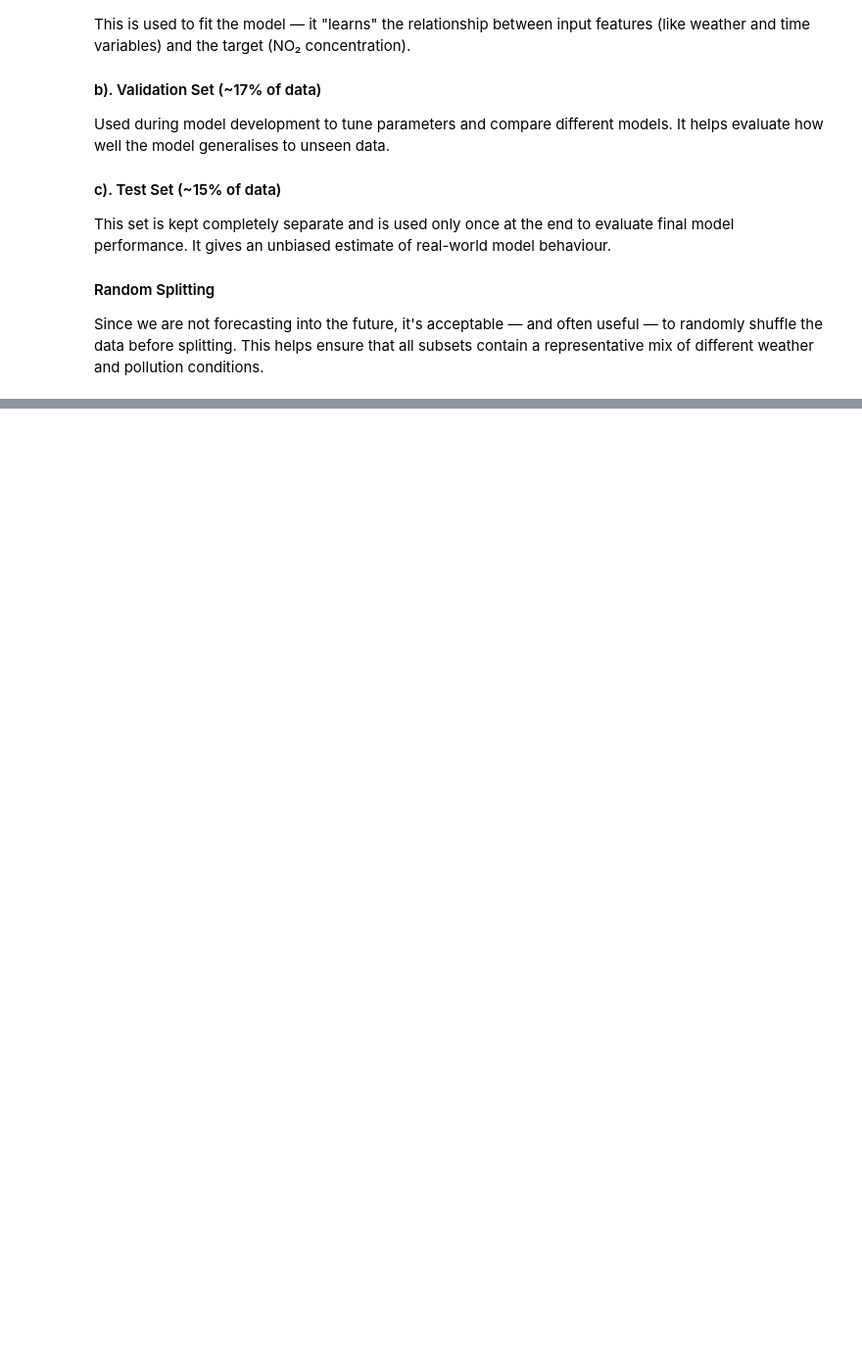
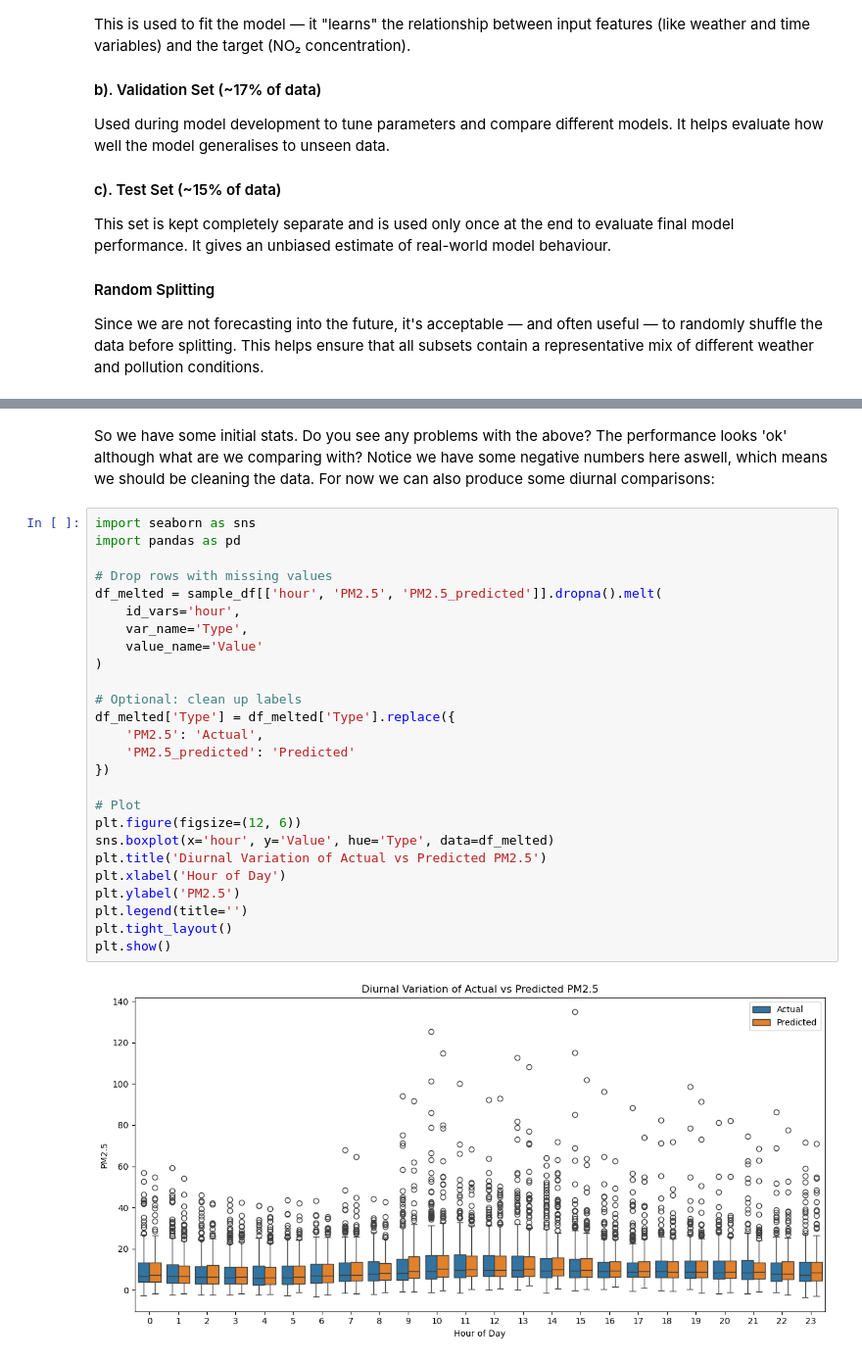
Before and after one commit to m-edal/Time-series-analytics-course, a Jupyter notebook: Practical_4_automl_shap.ipynb, the cells around one changed output, grey strips where cells are left out. Shown at 98% size. Saved outputs shown, nothing was run; the diff lists cells and outputs as text; blank space fills up the shorter version.

```diff
--- a/Practical_4_automl_shap.ipynb
+++ b/Practical_4_automl_shap.ipynb
@@ -475,0 +399,30 @@ shap.decision_plot(expected_value, sh, X1, feature_order="hclust", return_object
+# %% [markdown]
+So we have some initial stats. Do you see any problems with the above? The performance looks 'ok' although what are we comparing with? Notice we have some negative numbers here aswell, which means we should be cleaning the data. For now we can also produce some diurnal comparisons:
+# %%
+import seaborn as sns
+import pandas as pd
+
+# Drop rows with missing values
+df_melted = sample_df[['hour', 'PM2.5', 'PM2.5_predicted']].dropna().melt(
+    id_vars='hour',
+    var_name='Type',
+    value_name='Value'
+)
+
+# Optional: clean up labels
+df_melted['Type'] = df_melted['Type'].replace({
+    'PM2.5': 'Actual',
+    'PM2.5_predicted': 'Predicted'
+})
+
+# Plot
+plt.figure(figsize=(12, 6))
+sns.boxplot(x='hour', y='Value', hue='Type', data=df_melted)
+plt.title('Diurnal Variation of Actual vs Predicted PM2.5')
+plt.xlabel('Hour of Day')
+plt.ylabel('PM2.5')
+plt.legend(title='')
+plt.tight_layout()
+plt.show()
+# %% [output]
+[figure, added]
```
Also changed, not shown: parts of 70 cells of this notebook, 1 other file.
